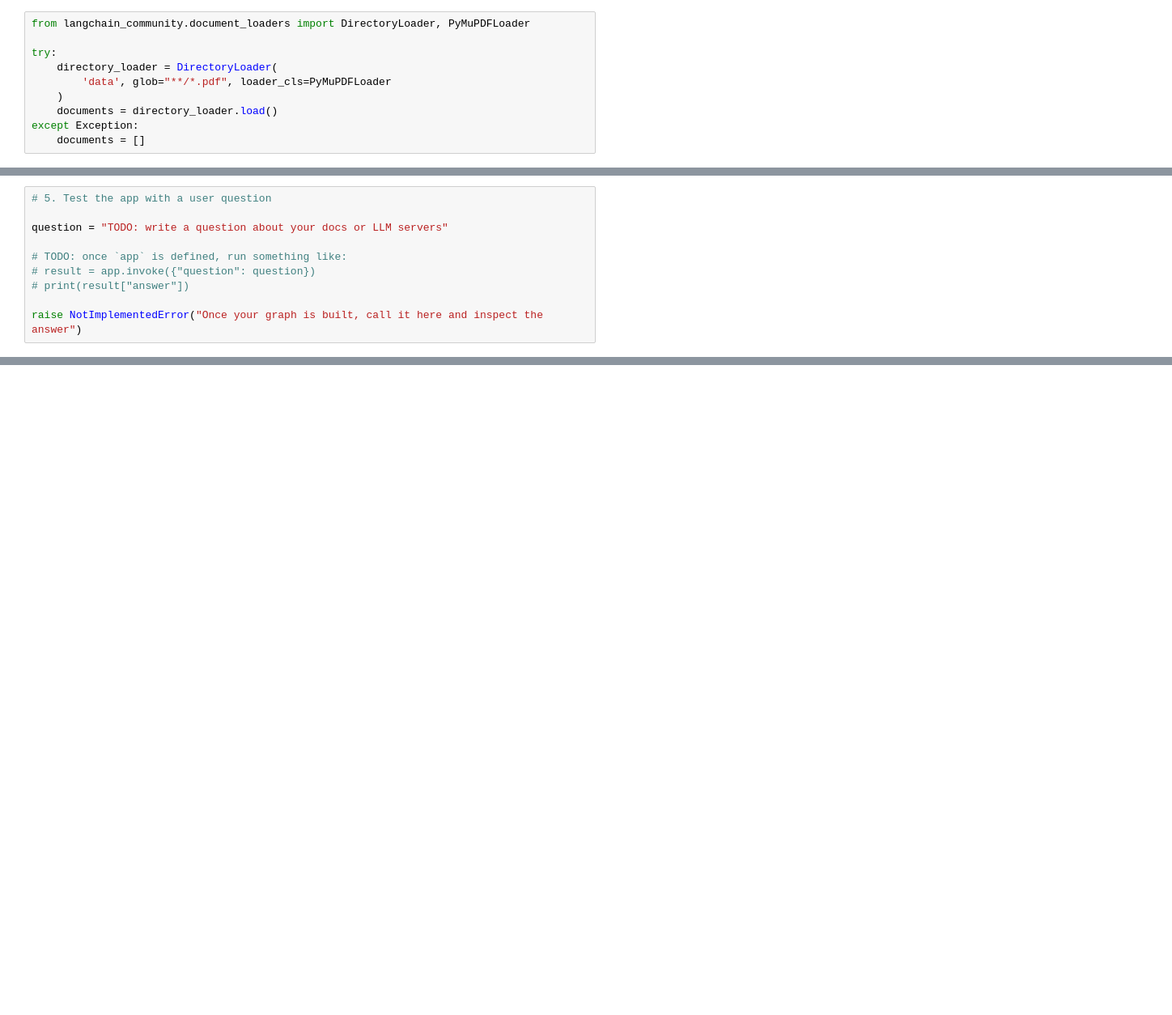
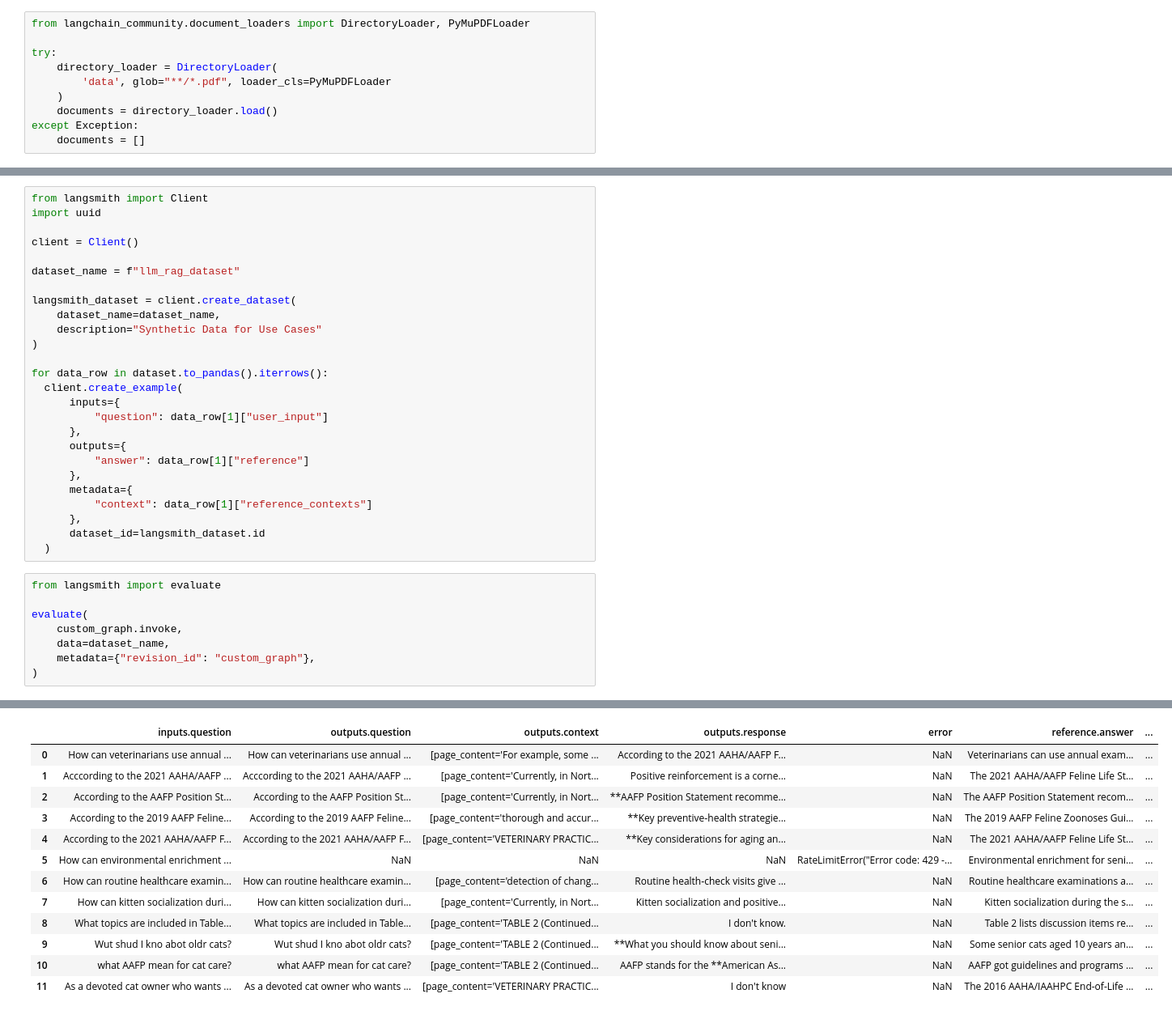
Before and after one commit to kudiljak/AIE9, a Jupyter notebook: 16_LLM_Servers/fireworks_langgraph_rag.ipynb, the cells around one changed output, grey strips where cells are left out. Shown at 81% size. Drawn from its saved outputs; the diff is of its cells as text; blank space fills up the shorter version.

```diff
--- a/16_LLM_Servers/fireworks_langgraph_rag.ipynb
+++ b/16_LLM_Servers/fireworks_langgraph_rag.ipynb
@@ -142,10 +46,0 @@ You can test the full pipeline with a few sample questions.
-# %%
-# 5. Test the app with a user question
-
-question = "TODO: write a question about your docs or LLM servers"
-
-# TODO: once `app` is defined, run something like:
-# result = app.invoke({"question": question})
-# print(result["answer"])
-
-raise NotImplementedError("Once your graph is built, call it here and inspect the answer")
@@ -164,0 +301,35 @@ Ideas to extend this notebook:
+# %%
+from langsmith import Client
+import uuid
+
+client = Client()
+
+dataset_name = f"llm_rag_dataset"
+
+langsmith_dataset = client.create_dataset(
+    dataset_name=dataset_name,
+    description="Synthetic Data for Use Cases"
+)
+
+for data_row in dataset.to_pandas().iterrows():
+  client.create_example(
+      inputs={
+          "question": data_row[1]["user_input"]
+      },
+      outputs={
+          "answer": data_row[1]["reference"]
+      },
+      metadata={
+          "context": data_row[1]["reference_contexts"]
+      },
+      dataset_id=langsmith_dataset.id
+  )
+# %%
+from langsmith import evaluate
+
+evaluate(
+    custom_graph.invoke,
+    data=dataset_name,
+    metadata={"revision_id": "custom_graph"},
+)
+# %% [output]
@@ -164,0 +355,13 @@ Ideas to extend this notebook:
+|  | inputs.question | outputs.question | outputs.context | outputs.response | error | reference.answer | ... |
+| 0 | How can veterinarians use annual ... | How can veterinarians use annual ... | [page_content='For example, some ... | According to the 2021 AAHA/AAFP F... | NaN | Veterinarians can use annual exam... | ... |
+| 1 | Acccording to the 2021 AAHA/AAFP ... | Acccording to the 2021 AAHA/AAFP ... | [page_content='Currently, in Nort... | Positive reinforcement is a corne... | NaN | The 2021 AAHA/AAFP Feline Life St... | ... |
+| 2 | According to the AAFP Position St... | According to the AAFP Position St... | [page_content='Currently, in Nort... | **AAFP Position Statement recomme... | NaN | The AAFP Position Statement recom... | ... |
+| 3 | According to the 2019 AAFP Feline... | According to the 2019 AAFP Feline... | [page_content='thorough and accur... | **Key preventive‑health strategie... | NaN | The 2019 AAFP Feline Zoonoses Gui... | ... |
+| 4 | According to the 2021 AAHA/AAFP F... | According to the 2021 AAHA/AAFP F... | [page_content='VETERINARY PRACTIC... | **Key considerations for aging an... | NaN | The 2021 AAHA/AAFP Feline Life St... | ... |
+| 5 | How can environmental enrichment ... | NaN | NaN | NaN | RateLimitError("Error code: 429 -... | Environmental enrichment for seni... | ... |
+| 6 | How can routine healthcare examin... | How can routine healthcare examin... | [page_content='detection of chang... | Routine health‑check visits give ... | NaN | Routine healthcare examinations a... | ... |
+| 7 | How can kitten socialization duri... | How can kitten socialization duri... | [page_content='Currently, in Nort... | Kitten socialization and positive... | NaN | Kitten socialization during the s... | ... |
+| 8 | What topics are included in Table... | What topics are included in Table... | [page_content='TABLE 2 (Continued... | I don't know. | NaN | Table 2 lists discussion items re... | ... |
+| 9 | Wut shud I kno abot oldr cats? | Wut shud I kno abot oldr cats? | [page_content='TABLE 2 (Continued... | **What you should know about seni... | NaN | Some senior cats aged 10 years an... | ... |
+| 10 | what AAFP mean for cat care? | what AAFP mean for cat care? | [page_content='TABLE 2 (Continued... | AAFP stands for the **American As... | NaN | AAFP got guidelines and programs ... | ... |
+| 11 | As a devoted cat owner who wants ... | As a devoted cat owner who wants ... | [page_content='VETERINARY PRACTIC... | I don't know | NaN | The 2016 AAHA/IAAHPC End-of-Life ... | ... |
```
Also changed, not shown: parts of 30 cells of this notebook, 2 other files.
